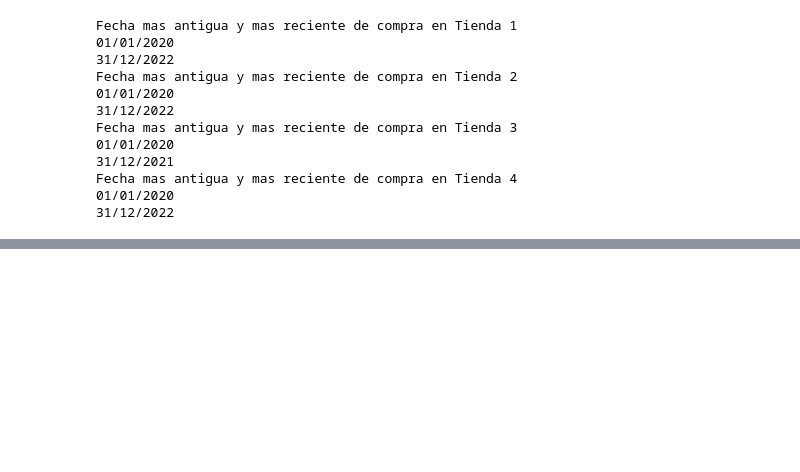
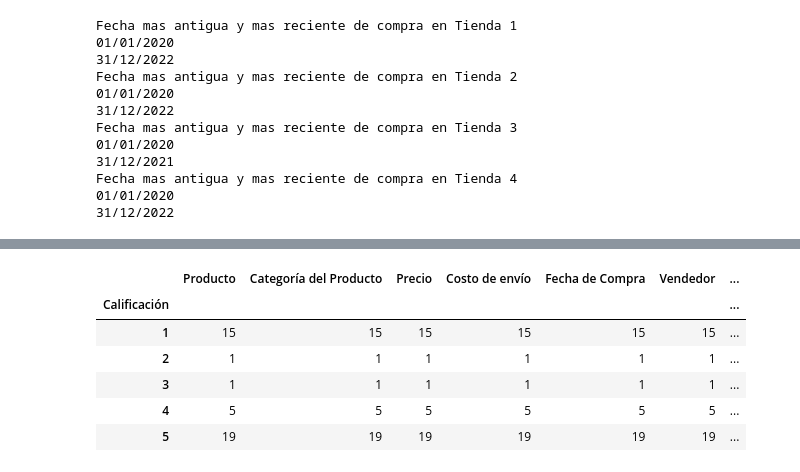
Before and after one commit to TomasIxtlapaleSanchez/Challenge_Alura_Store, a Jupyter notebook: Alura_Challenge_1.ipynb, the cells around one changed output, grey strips where cells are left out. Drawn from its saved outputs; the diff is of its cells as text; code cells hidden in the pictures; blank space fills up the shorter version.

```diff
--- a/Alura_Challenge_1.ipynb
+++ b/Alura_Challenge_1.ipynb
@@ -125,0 +242,10 @@ df_completo[df_completo["Fecha de Compra"] > "2022-12-31"]
+# %%
+t1[t1["Producto"] == "Set de vasos"].groupby("Calificación").count()
+# %% [output]
+|  | Producto | Categoría del Producto | Precio | Costo de envío | Fecha de Compra | Vendedor | ... |
+| Calificación |  |  |  |  |  |  | ... |
+| 1 | 15 | 15 | 15 | 15 | 15 | 15 | ... |
+| 2 | 1 | 1 | 1 | 1 | 1 | 1 | ... |
+| 3 | 1 | 1 | 1 | 1 | 1 | 1 | ... |
+| 4 | 5 | 5 | 5 | 5 | 5 | 5 | ... |
+| 5 | 19 | 19 | 19 | 19 | 19 | 19 | ... |
```
Also changed, not shown: parts of 35 cells of this notebook.
